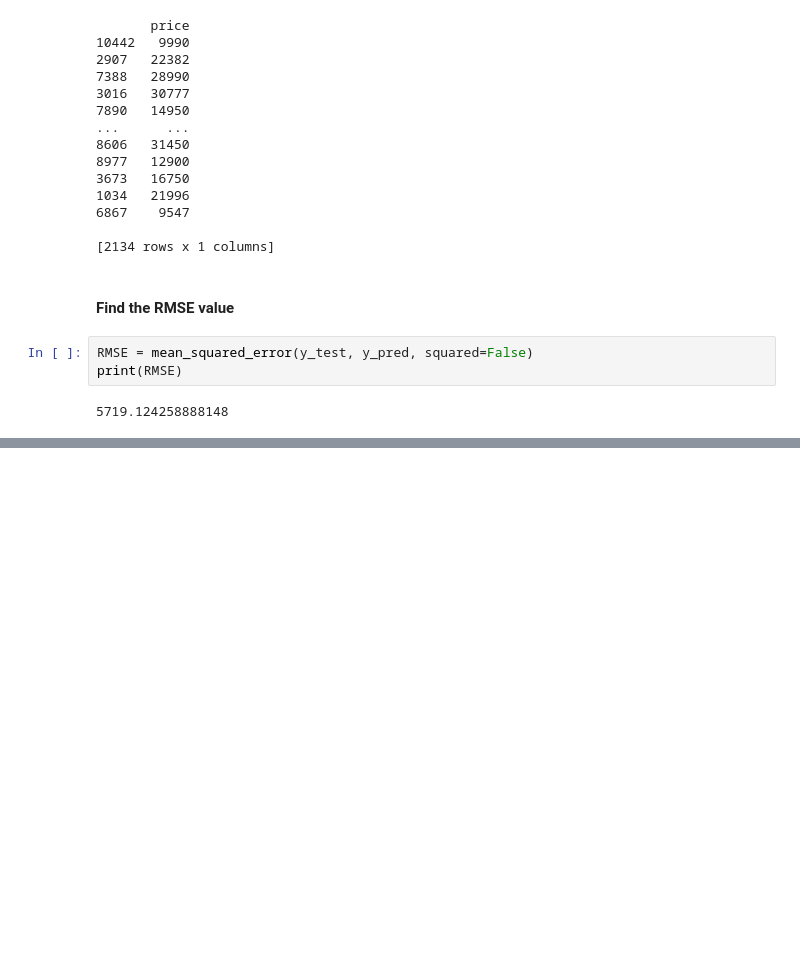
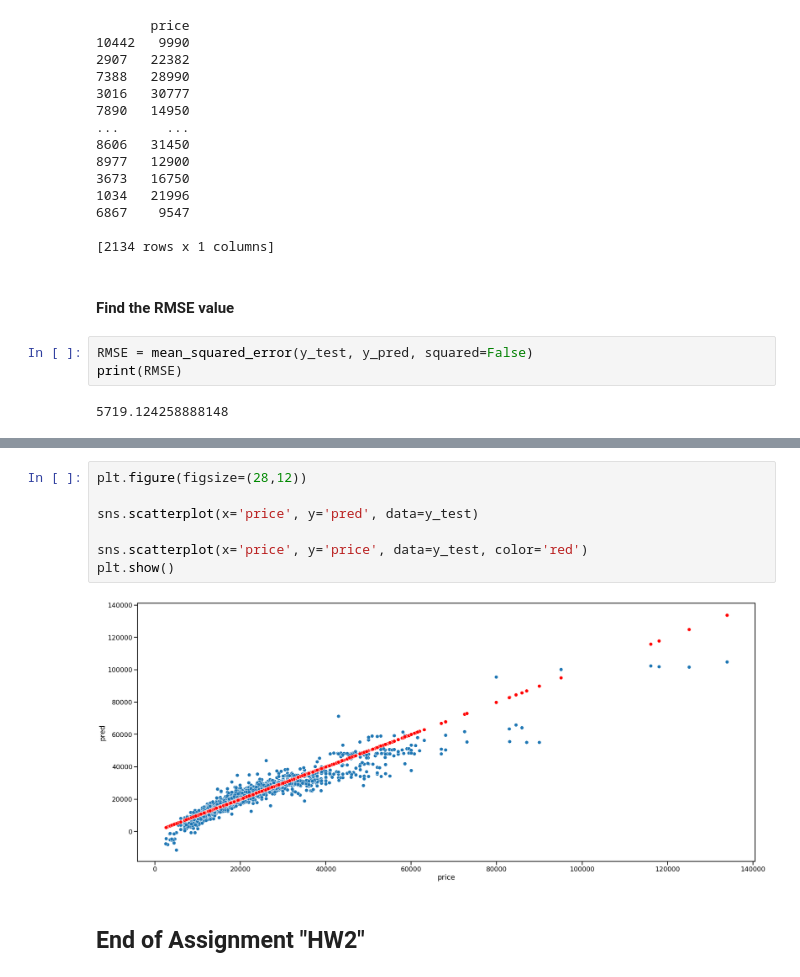
Before and after one commit to tipubari2013/audi_used_car_analysis, a Jupyter notebook: audi_used_car_ML.ipynb, the cells around one changed output, grey strips where cells are left out. Cells and saved outputs as stored; diff of their text form; blank space fills up the shorter version.

```diff
--- a/audi_used_car_ML.ipynb
+++ b/audi_used_car_ML.ipynb
@@ -137,0 +271,11 @@ print(RMSE)
+# %%
+plt.figure(figsize=(28,12))
+
+sns.scatterplot(x='price', y='pred', data=y_test)
+
+sns.scatterplot(x='price', y='price', data=y_test, color='red')
+plt.show()
+# %% [output]
+[figure, added]
+# %% [markdown]
+## End of Assignment "HW2"
```
Also changed, not shown: parts of 21 cells of this notebook.
